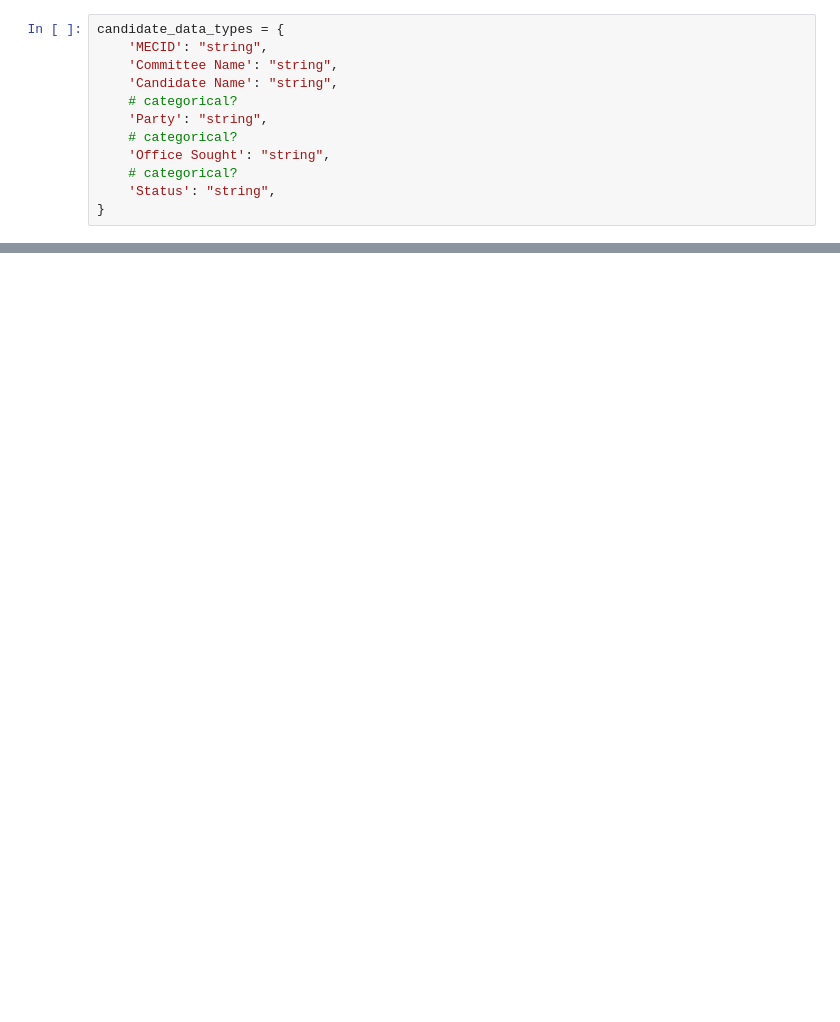
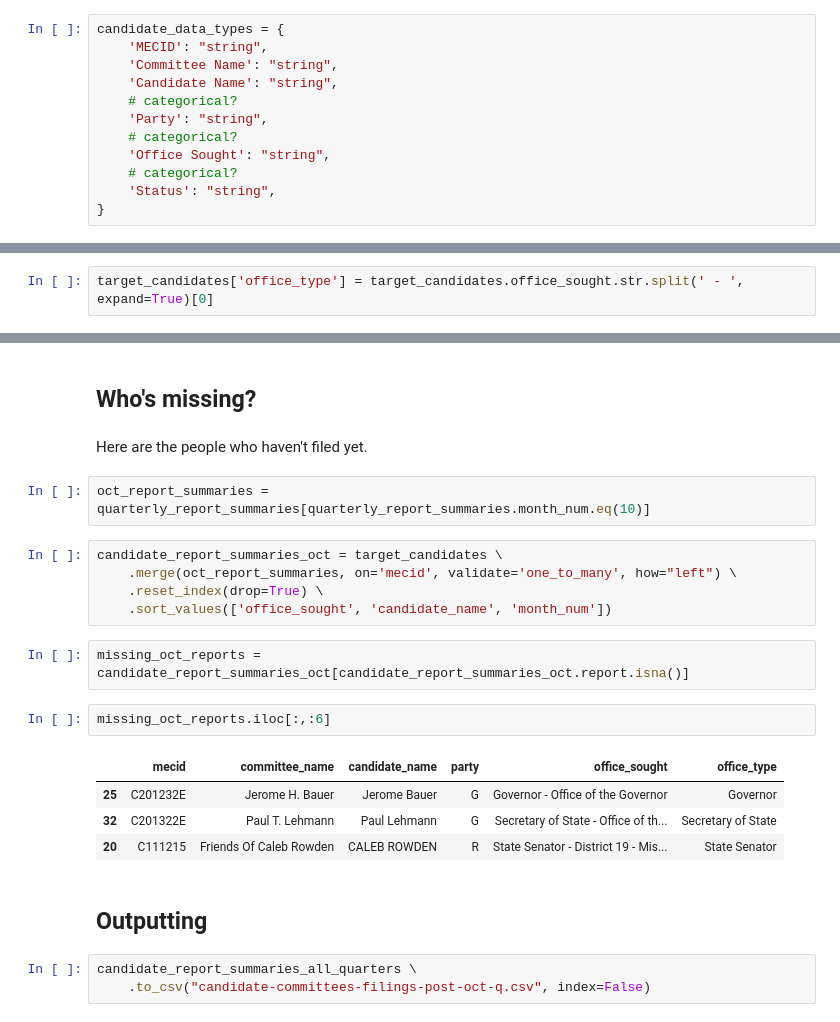
Before and after one commit to gordonje/mec-data, a Jupyter notebook: wrangling.ipynb, the cells around one changed output, grey strips where cells are left out. Cells and saved outputs as stored; diff of their text form; blank space fills up the shorter version.

```diff
--- a/wrangling.ipynb
+++ b/wrangling.ipynb
@@ -442,0 +257,2 @@ report_summaries[['report']]
+# %%
+target_candidates['office_type'] = target_candidates.office_sought.str.split(' - ', expand=True)[0]
@@ -442,0 +268,25 @@ report_summaries[['report']]
+# %% [markdown]
+## Who's missing?
+# %% [markdown]
+Here are the people who haven't filed yet.
+# %%
+oct_report_summaries = quarterly_report_summaries[quarterly_report_summaries.month_num.eq(10)]
+# %%
+candidate_report_summaries_oct = target_candidates \
+    .merge(oct_report_summaries, on='mecid', validate='one_to_many', how="left") \
+    .reset_index(drop=True) \
+    .sort_values(['office_sought', 'candidate_name', 'month_num'])
+# %%
+missing_oct_reports = candidate_report_summaries_oct[candidate_report_summaries_oct.report.isna()]
+# %%
+missing_oct_reports.iloc[:,:6]
+# %% [output]
+|  | mecid | committee_name | candidate_name | party | office_sought | office_type |
+| 25 | C201232E | Jerome H. Bauer | Jerome Bauer | G | Governor - Office of the Governor | Governor |
+| 32 | C201322E | Paul T. Lehmann | Paul Lehmann | G | Secretary of State - Office of th... | Secretary of State |
+| 20 | C111215 | Friends Of Caleb Rowden | CALEB ROWDEN | R | State Senator - District 19 - Mis... | State Senator |
+# %% [markdown]
+## Outputting
+# %%
+candidate_report_summaries_all_quarters \
+    .to_csv("candidate-committees-filings-post-oct-q.csv", index=False)
```
Also changed, not shown: parts of 89 cells of this notebook, 20 other files.
